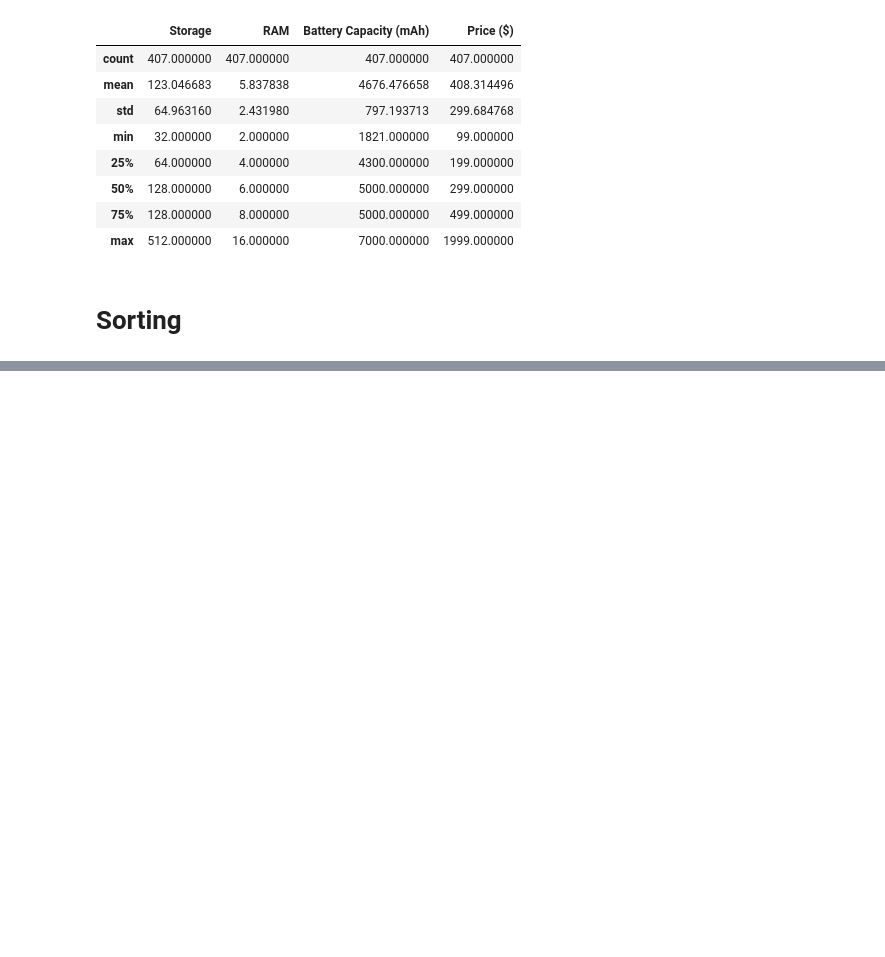
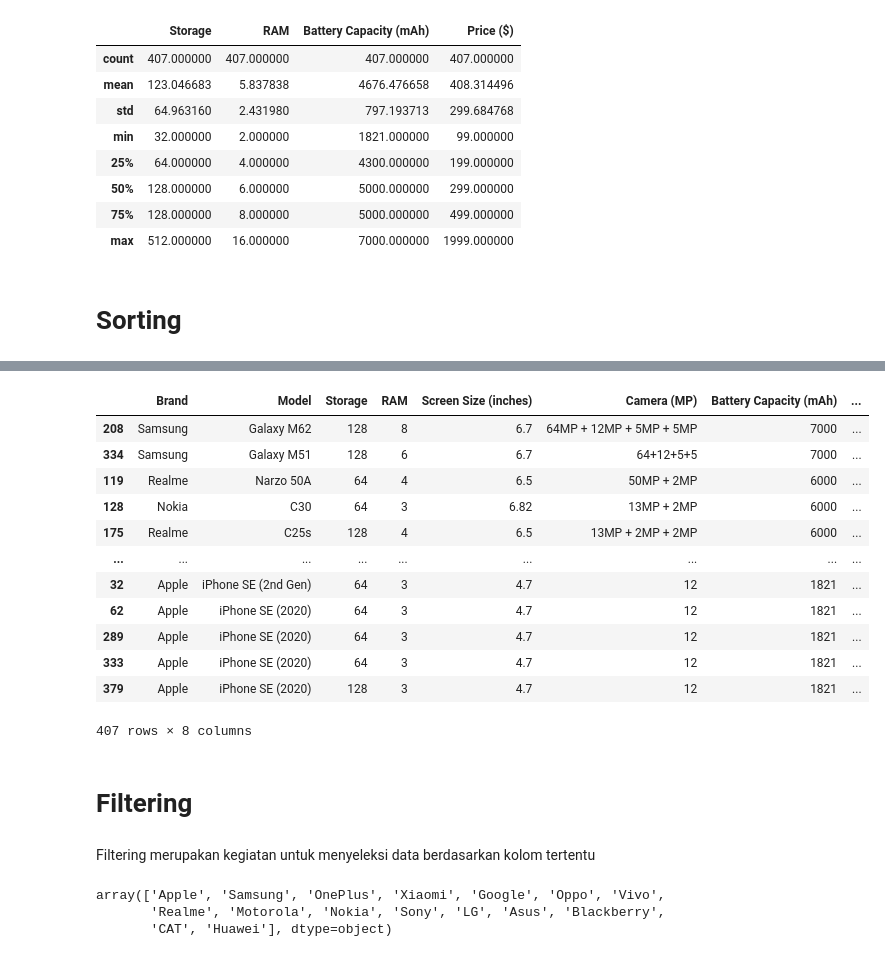
Before and after one commit to KhadafiZubaidiDev/my-projects, a Jupyter notebook: wrangler-project/main.ipynb, the cells around one changed output, grey strips where cells are left out. Cells and saved outputs as stored; diff of their text form; code cells hidden in the pictures; blank space fills up the shorter version.

Commit message:
Add Filtering di wrangler-project.ipynb

```diff
--- a/wrangler-project/main.ipynb
+++ b/wrangler-project/main.ipynb
@@ -312,0 +349,26 @@ df.describe()
+# %%
+df.sort_values(by = ['Battery Capacity (mAh)', 'Price ($)'], ascending = [False, True])
+# %% [output]
+|  | Brand | Model | Storage | RAM | Screen Size (inches) | Camera (MP) | Battery Capacity (mAh) | ... |
+| 208 | Samsung | Galaxy M62 | 128 | 8 | 6.7 | 64MP + 12MP + 5MP + 5MP | 7000 | ... |
+| 334 | Samsung | Galaxy M51 | 128 | 6 | 6.7 | 64+12+5+5 | 7000 | ... |
+| 119 | Realme | Narzo 50A | 64 | 4 | 6.5 | 50MP + 2MP | 6000 | ... |
+| 128 | Nokia | C30 | 64 | 3 | 6.82 | 13MP + 2MP | 6000 | ... |
+| 175 | Realme | C25s | 128 | 4 | 6.5 | 13MP + 2MP + 2MP | 6000 | ... |
+| ... | ... | ... | ... | ... | ... | ... | ... | ... |
+| 32 | Apple | iPhone SE (2nd Gen) | 64 | 3 | 4.7 | 12 | 1821 | ... |
+| 62 | Apple | iPhone SE (2020) | 64 | 3 | 4.7 | 12 | 1821 | ... |
+| 289 | Apple | iPhone SE (2020) | 64 | 3 | 4.7 | 12 | 1821 | ... |
+| 333 | Apple | iPhone SE (2020) | 64 | 3 | 4.7 | 12 | 1821 | ... |
+| 379 | Apple | iPhone SE (2020) | 128 | 3 | 4.7 | 12 | 1821 | ... |
+407 rows × 8 columns
+# %% [markdown]
+# Filtering
+# %% [markdown]
+Filtering merupakan kegiatan untuk menyeleksi data berdasarkan kolom tertentu
+# %%
+df['Brand'].unique()
+# %% [output]
+array(['Apple', 'Samsung', 'OnePlus', 'Xiaomi', 'Google', 'Oppo', 'Vivo',
+       'Realme', 'Motorola', 'Nokia', 'Sony', 'LG', 'Asus', 'Blackberry',
+       'CAT', 'Huawei'], dtype=object)
```
Also changed, not shown: parts of 6 cells of this notebook.
